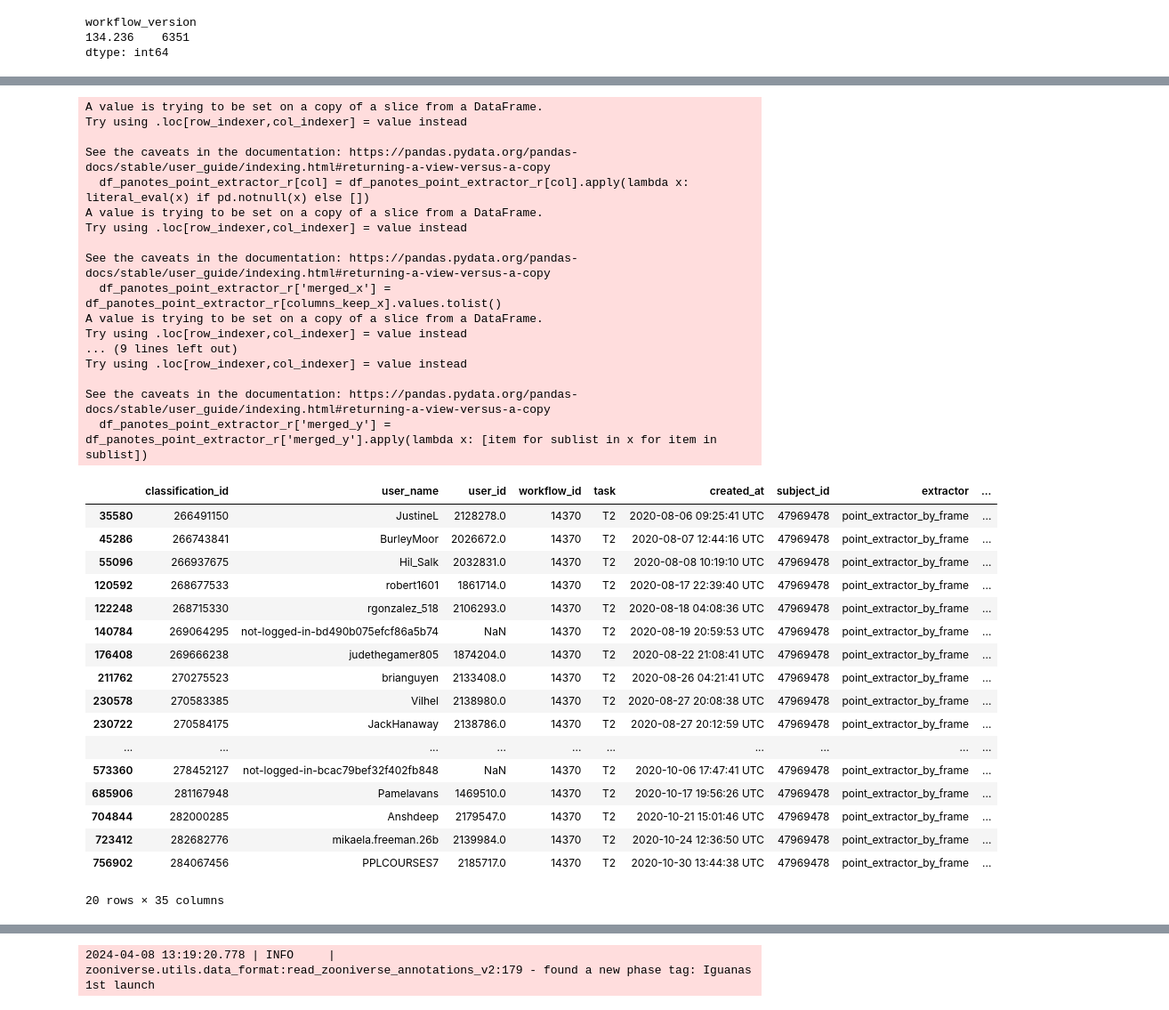
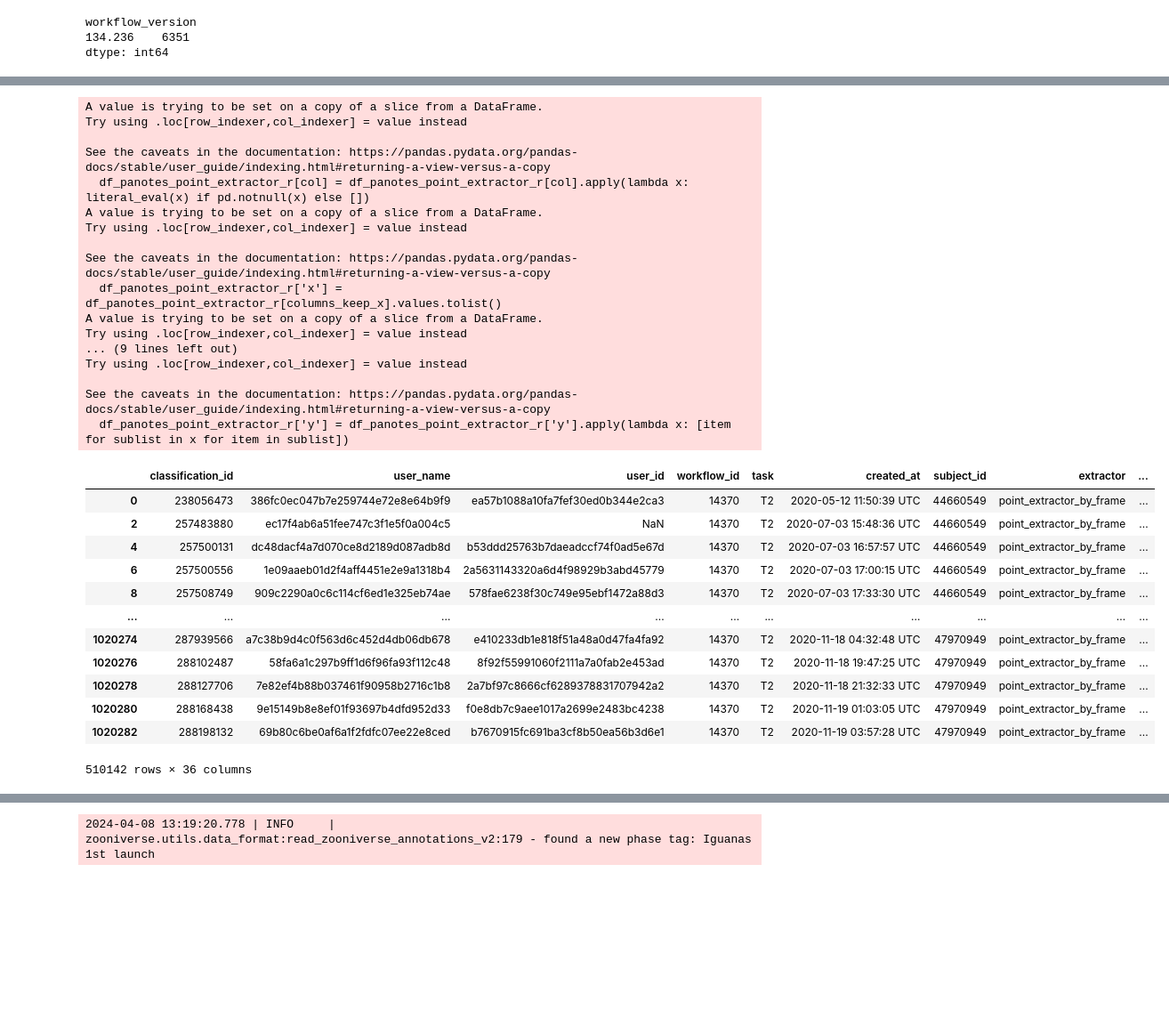
Before and after one commit to cwinkelmann/iguanas-from-above-zooniverse, a Jupyter notebook: Workflow_comparison.ipynb, the cells around one changed output, grey strips where cells are left out. Shown at 89% size. Saved outputs shown, nothing was run; the diff lists cells and outputs as text; code cells hidden in the pictures; blank space fills up the shorter version.

```diff
--- a/Workflow_comparison.ipynb
+++ b/Workflow_comparison.ipynb
@@ -133,0 +202,9 @@ df_panotes_point_extractor
+# %%
+import json
+
+df_subjects[["subject_id", "metadata"]]
+
+df_subjects["image_name"] = df_subjects['metadata'].apply(lambda x: json.loads(x).get('Image_name')
+                                        or json.loads(x).get('image_name')
+                                        or json.loads(x).get('Filename')).sort_values(ascending=True)
+df_subjects
@@ -133,0 +225,3 @@ df_panotes_point_extractor
+# %%
+df_panotes_point_extractor = df_panotes_point_extractor.merge(df_subjects[["subject_id", "image_name"]], left_on="subject_id", right_on="subject_id")
+df_panotes_point_extractor
@@ -133,0 +244,10 @@ df_panotes_point_extractor
+# %%
+from hashlib import blake2b
+
+df_panotes_point_extractor["user_id"] = df_panotes_point_extractor['user_id'].apply(lambda x: blake2b(str(x).encode(), digest_size=16).hexdigest() if not pd.isnull(x) else x)
+# Anonymize 'user_name' by hashing
+df_panotes_point_extractor['user_name'] = df_panotes_point_extractor['user_name'].apply(lambda x: blake2b(x.encode(), digest_size=16).hexdigest() if isinstance(x, str) else x)
+
+df_panotes_question["user_id"] = df_panotes_question['user_id'].apply(lambda x: blake2b(str(x).encode(), digest_size=16).hexdigest() if not pd.isnull(x) else x)
+# Anonymize 'user_name' by hashing
+df_panotes_question['user_name'] = df_panotes_question['user_name'].apply(lambda x: blake2b(x.encode(), digest_size=16).hexdigest() if isinstance(x, str) else x)
@@ -176,6 +314,6 @@ df_panotes_point_extractor[(df_panotes_point_extractor.subject_id == subject_id_
 # %%
 df_panotes_point_extractor_r = df_panotes_point_extractor[
-    (df_panotes_point_extractor.subject_id == subject_id_2) &
+    # (df_panotes_point_extractor.subject_id == subject_id_2) &  # filter for this subject_id only
     (df_panotes_point_extractor.task == "T2")
     # & (df_panotes_point_extractor.user_name == "jickjack")
 ]
@@ -217,11 +355,6 @@ Is "Could be an iguana, not sure" included in the study?
 # %%
 # create a flat from that.
 from ast import literal_eval
-
-# including partial iguana == data.frame0.T2_tool3
-# columns_keep_x = ['data.frame0.T2_tool0_x', 'data.frame0.T2_tool1_x', 'data.frame0.T2_tool2_x', 'data.frame0.T2_tool3_x', 'data.frame0.T2_tool4_x']
-# columns_keep_y = ['data.frame0.T2_tool0_y', 'data.frame0.T2_tool1_y', 'data.frame0.T2_tool2_y', 'data.frame0.T2_tool3_y', 'data.frame0.T2_tool4_y']
-
 
 columns_keep_x = ['data.frame0.T2_tool0_x', 'data.frame0.T2_tool1_x', 'data.frame0.T2_tool2_x', 'data.frame0.T2_tool4_x']
 columns_keep_y = ['data.frame0.T2_tool0_y', 'data.frame0.T2_tool1_y', 'data.frame0.T2_tool2_y', 'data.frame0.T2_tool4_y']
@@ -233,54 +366,49 @@ for col in columns_keep_x + columns_keep_y:
     df_panotes_point_extractor_r[col] = df_panotes_point_extractor_r[col].apply(lambda x: literal_eval(x) if pd.notnull(x) else [])
 
 # Merge the lists in 'x' and 'y' coordinates
-df_panotes_point_extractor_r['merged_x'] = df_panotes_point_extractor_r[columns_keep_x].values.tolist()
-df_panotes_point_extractor_r['merged_y'] = df_panotes_point_extractor_r[columns_keep_y].values.tolist()
+df_panotes_point_extractor_r['x'] = df_panotes_point_extractor_r[columns_keep_x].values.tolist()
+df_panotes_point_extractor_r['y'] = df_panotes_point_extractor_r[columns_keep_y].values.tolist()
 
 # Flatten the lists in each row for 'x' and 'y'
-df_panotes_point_extractor_r['merged_x'] = df_panotes_point_extractor_r['merged_x'].apply(lambda x: [item for sublist in x for item in sublist])
-df_panotes_point_extractor_r['merged_y'] = df_panotes_point_extractor_r['merged_y'].apply(lambda x: [item for sublist in x for item in sublist])
+df_panotes_point_extractor_r['x'] = df_panotes_point_extractor_r['x'].apply(lambda x: [item for sublist in x for item in sublist])
+df_panotes_point_extractor_r['y'] = df_panotes_point_extractor_r['y'].apply(lambda x: [item for sublist in x for item in sublist])
 
 # Explode the DataFrame to separate rows for each x, y pair
 # Note: This requires pandas >= 0.25 for simultaneous explode
 # df_panotes_point_extractor_r_exploded = df_panotes_point_extractor_r.apply(pd.Series.explode)
 
 # Explode the DataFrame based on these columns to get separate rows for each list element
 # Make sure to perform the explode operation on both columns simultaneously to keep the x and y coordinates paired
 df_panotes_point_extractor_r
 # %% [output]
 A value is trying to be set on a copy of a slice from a DataFrame.
 Try using .loc[row_indexer,col_indexer] = value instead
 
 See the caveats in the documentation: https://pandas.pydata.org/pandas-docs/stable/user_guide/indexing.html#returning-a-view-versus-a-copy
   df_panotes_point_extractor_r[col] = df_panotes_point_extractor_r[col].apply(lambda x: literal_eval(x) if pd.notnull(x) else [])
 A value is trying to be set on a copy of a slice from a DataFrame.
 Try using .loc[row_indexer,col_indexer] = value instead
 
 See the caveats in the documentation: https://pandas.pydata.org/pandas-docs/stable/user_guide/indexing.html#returning-a-view-versus-a-copy
-  df_panotes_point_extractor_r['merged_x'] = df_panotes_point_extractor_r[columns_keep_x].values.tolist()
+  df_panotes_point_extractor_r['x'] = df_panotes_point_extractor_r[columns_keep_x].values.tolist()
 A value is trying to be set on a copy of a slice from a DataFrame.
 Try using .loc[row_indexer,col_indexer] = value instead
 ... (9 lines left out)
 Try using .loc[row_indexer,col_indexer] = value instead
 
 See the caveats in the documentation: https://pandas.pydata.org/pandas-docs/stable/user_guide/indexing.html#returning-a-view-versus-a-copy
-  df_panotes_point_extractor_r['merged_y'] = df_panotes_point_extractor_r['merged_y'].apply(lambda x: [item for sublist in x for item in sublist])
+  df_panotes_point_extractor_r['y'] = df_panotes_point_extractor_r['y'].apply(lambda x: [item for sublist in x for item in sublist])
 |  | classification_id | user_name | user_id | workflow_id | task | created_at | subject_id | extractor | ... |
-| 35580 | 266491150 | JustineL | 2128278.0 | 14370 | T2 | 2020-08-06 09:25:41 UTC | 47969478 | point_extractor_by_frame | ... |
-| 45286 | 266743841 | BurleyMoor | 2026672.0 | 14370 | T2 | 2020-08-07 12:44:16 UTC | 47969478 | point_extractor_by_frame | ... |
-| 55096 | 266937675 | Hil_Salk | 2032831.0 | 14370 | T2 | 2020-08-08 10:19:10 UTC | 47969478 | point_extractor_by_frame | ... |
-| 120592 | 268677533 | robert1601 | 1861714.0 | 14370 | T2 | 2020-08-17 22:39:40 UTC | 47969478 | point_extractor_by_frame | ... |
-| 122248 | 268715330 | rgonzalez_518 | 2106293.0 | 14370 | T2 | 2020-08-18 04:08:36 UTC | 47969478 | point_extractor_by_frame | ... |
-| 140784 | 269064295 | not-logged-in-bd490b075efcf86a5b74 | NaN | 14370 | T2 | 2020-08-19 20:59:53 UTC | 47969478 | point_extractor_by_frame | ... |
-| 176408 | 269666238 | judethegamer805 | 1874204.0 | 14370 | T2 | 2020-08-22 21:08:41 UTC | 47969478 | point_extractor_by_frame | ... |
-| 211762 | 270275523 | brianguyen | 2133408.0 | 14370 | T2 | 2020-08-26 04:21:41 UTC | 47969478 | point_extractor_by_frame | ... |
-| 230578 | 270583385 | Vilhel | 2138980.0 | 14370 | T2 | 2020-08-27 20:08:38 UTC | 47969478 | point_extractor_by_frame | ... |
-| 230722 | 270584175 | JackHanaway | 2138786.0 | 14370 | T2 | 2020-08-27 20:12:59 UTC | 47969478 | point_extractor_by_frame | ... |
+| 0 | 238056473 | 386fc0ec047b7e259744e72e8e64b9f9 | ea57b1088a10fa7fef30ed0b344e2ca3 | 14370 | T2 | 2020-05-12 11:50:39 UTC | 44660549 | point_extractor_by_frame | ... |
+| 2 | 257483880 | ec17f4ab6a51fee747c3f1e5f0a004c5 | NaN | 14370 | T2 | 2020-07-03 15:48:36 UTC | 44660549 | point_extractor_by_frame | ... |
+| 4 | 257500131 | dc48dacf4a7d070ce8d2189d087adb8d | b53ddd25763b7daeadccf74f0ad5e67d | 14370 | T2 | 2020-07-03 16:57:57 UTC | 44660549 | point_extractor_by_frame | ... |
+| 6 | 257500556 | 1e09aaeb01d2f4aff4451e2e9a1318b4 | 2a5631143320a6d4f98929b3abd45779 | 14370 | T2 | 2020-07-03 17:00:15 UTC | 44660549 | point_extractor_by_frame | ... |
+| 8 | 257508749 | 909c2290a0c6c114cf6ed1e325eb74ae | 578fae6238f30c749e95ebf1472a88d3 | 14370 | T2 | 2020-07-03 17:33:30 UTC | 44660549 | point_extractor_by_frame | ... |
 | ... | ... | ... | ... | ... | ... | ... | ... | ... | ... |
-| 573360 | 278452127 | not-logged-in-bcac79bef32f402fb848 | NaN | 14370 | T2 | 2020-10-06 17:47:41 UTC | 47969478 | point_extractor_by_frame | ... |
-| 685906 | 281167948 | Pamelavans | 1469510.0 | 14370 | T2 | 2020-10-17 19:56:26 UTC | 47969478 | point_extractor_by_frame | ... |
-| 704844 | 282000285 | Anshdeep | 2179547.0 | 14370 | T2 | 2020-10-21 15:01:46 UTC | 47969478 | point_extractor_by_frame | ... |
-| 723412 | 282682776 | mikaela.freeman.26b | 2139984.0 | 14370 | T2 | 2020-10-24 12:36:50 UTC | 47969478 | point_extractor_by_frame | ... |
-| 756902 | 284067456 | PPLCOURSES7 | 2185717.0 | 14370 | T2 | 2020-10-30 13:44:38 UTC | 47969478 | point_extractor_by_frame | ... |
+| 1020274 | 287939566 | a7c38b9d4c0f563d6c452d4db06db678 | e410233db1e818f51a48a0d47fa4fa92 | 14370 | T2 | 2020-11-18 04:32:48 UTC | 47970949 | point_extractor_by_frame | ... |
+| 1020276 | 288102487 | 58fa6a1c297b9ff1d6f96fa93f112c48 | 8f92f55991060f2111a7a0fab2e453ad | 14370 | T2 | 2020-11-18 19:47:25 UTC | 47970949 | point_extractor_by_frame | ... |
+| 1020278 | 288127706 | 7e82ef4b88b037461f90958b2716c1b8 | 2a7bf97c8666cf6289378831707942a2 | 14370 | T2 | 2020-11-18 21:32:33 UTC | 47970949 | point_extractor_by_frame | ... |
+| 1020280 | 288168438 | 9e15149b8e8ef01f93697b4dfd952d33 | f0e8db7c9aee1017a2699e2483bc4238 | 14370 | T2 | 2020-11-19 01:03:05 UTC | 47970949 | point_extractor_by_frame | ... |
+| 1020282 | 288198132 | 69b80c6be0af6a1f2fdfc07ee22e8ced | b7670915fc691ba3cf8b50ea56b3d6e1 | 14370 | T2 | 2020-11-19 03:57:28 UTC | 47970949 | point_extractor_by_frame | ... |
-20 rows × 35 columns
+510142 rows × 36 columns
 # %%
```
Also changed, not shown: parts of 31 cells of this notebook, 4 other files.
